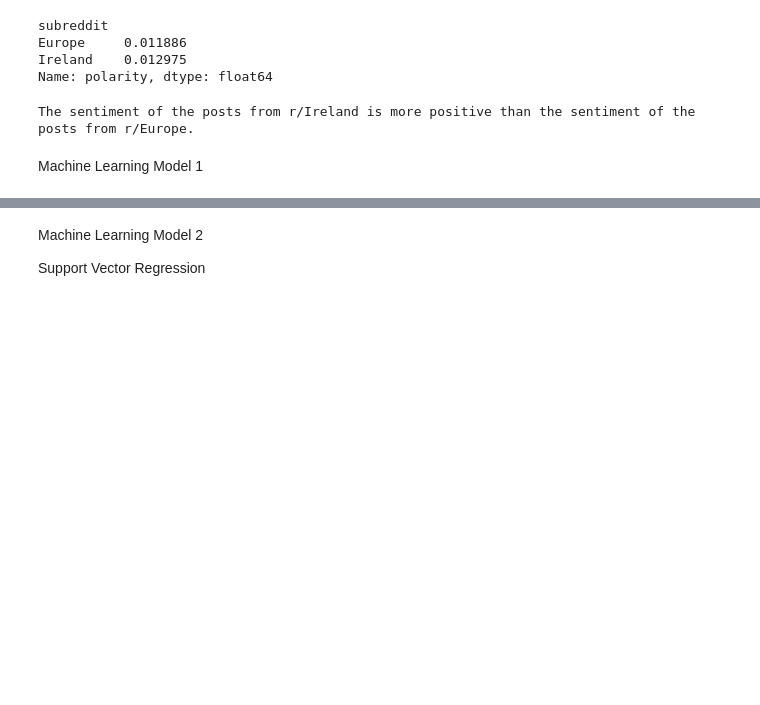
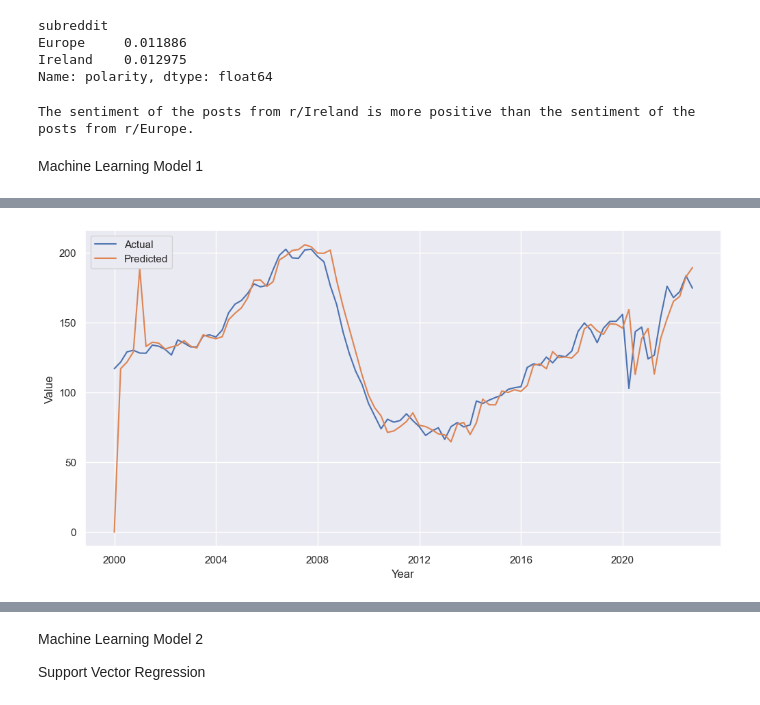
Before and after one commit to paulr28/MSc_DA_CA2, a Jupyter notebook: Explortation_1.ipynb, the cells around one changed output, grey strips where cells are left out. Saved outputs shown, nothing was run; the diff lists cells and outputs as text; code cells hidden in the pictures; blank space fills up the shorter version.

```diff
--- a/Explortation_1.ipynb
+++ b/Explortation_1.ipynb
@@ -582,0 +584,14 @@ plt.show()
+# %%
+# Get the predicted values
+pred = results.predict()
+
+# Plot the actual values and the predicted values
+fig, ax = plt.subplots(figsize=(12, 6))
+ax.plot(df_filtered['Value'], label='Actual')
+ax.plot(pred, label='Predicted')
+ax.legend()
+ax.set_xlabel('Year')
+ax.set_ylabel('Value')
+plt.show()
+# %% [output]
+[figure, added]
```
Also changed, not shown: parts of 22 cells of this notebook.
